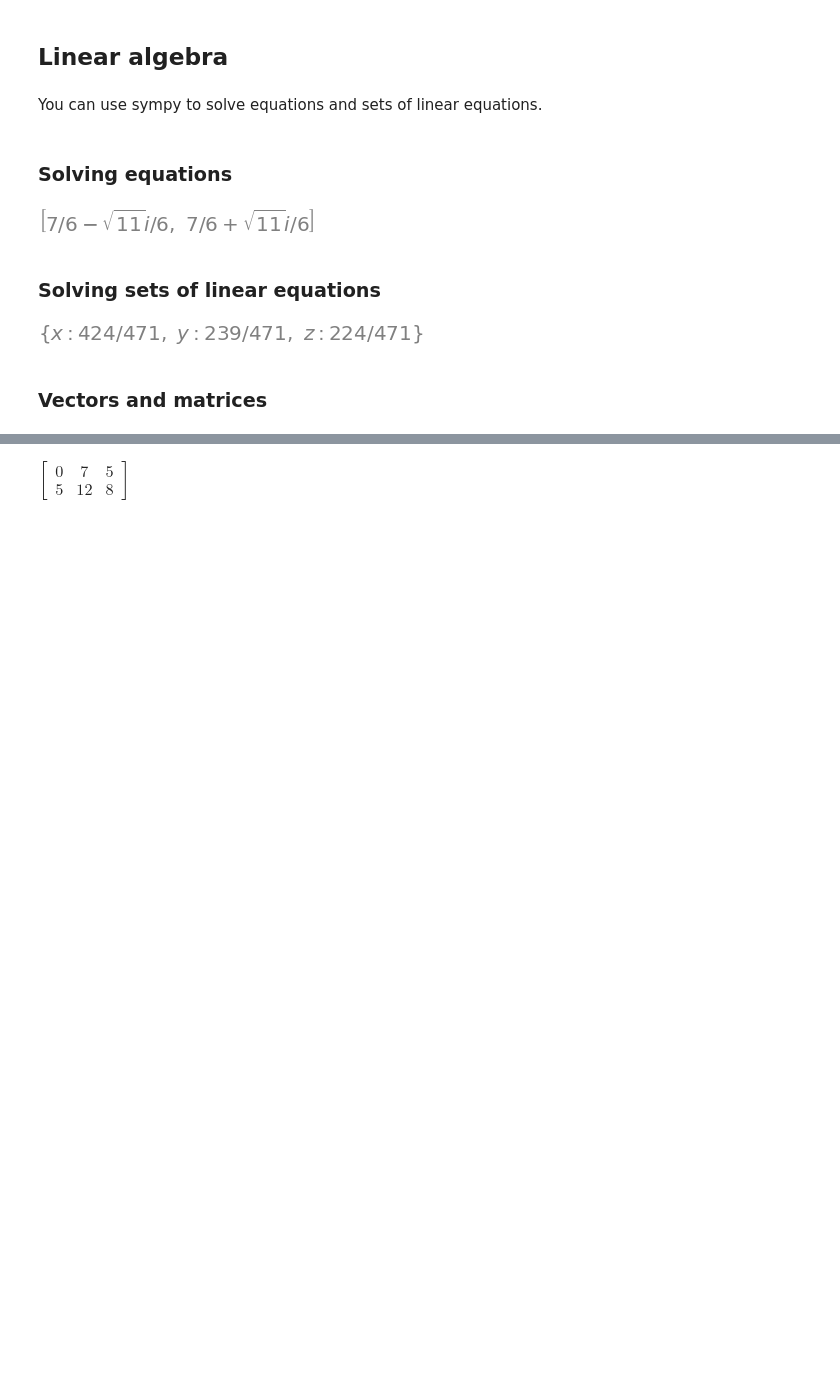
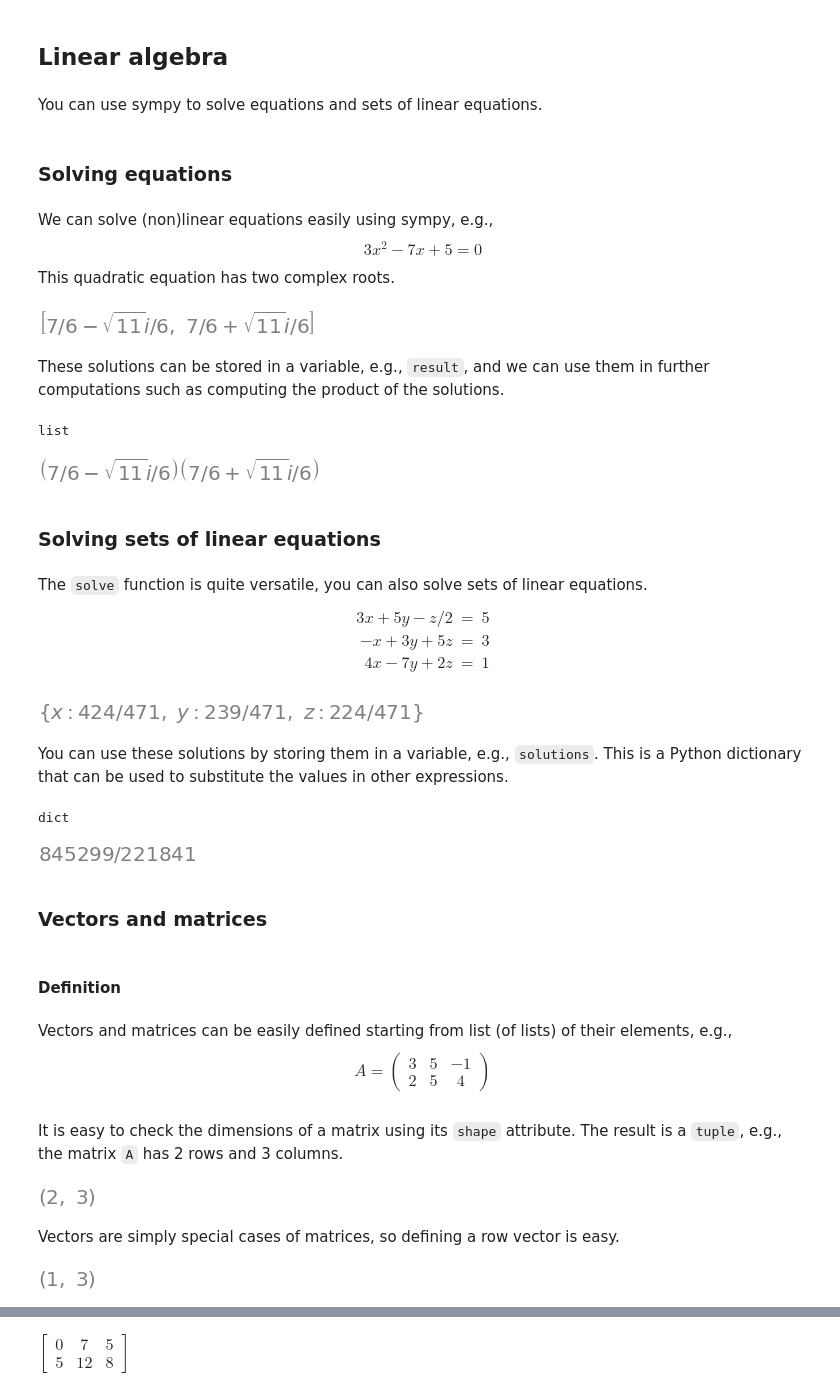
Before and after one commit to gjbex/Scientific-Python, a Jupyter notebook: source-code/sympy/sympy.ipynb, the cells around one changed output, grey strips where cells are left out. Saved outputs shown, nothing was run; the diff lists cells and outputs as text; code cells hidden in the pictures; blank space fills up the shorter version.

Commit message:
Add comments to and restructure linear algebra section

```diff
--- a/source-code/sympy/sympy.ipynb
+++ b/source-code/sympy/sympy.ipynb
@@ -21,12 +22,39 @@ You can use sympy to solve equations and sets of linear equations.
 x, y, z = symbols('x, y, z')
 # %% [markdown]
 ### Solving equations
+# %% [markdown]
+We can solve (non)linear equations easily using sympy, e.g.,
+$$
+    3x^2 - 7x + 5 = 0
+$$
+This quadratic equation has two complex roots.
 # %%
 solve(3*x**2 - 7*x + 5, x)
 # %% [output]
 [figure]
+# %% [markdown]
+These solutions can be stored in a variable, e.g., `result`, and we can use them in further computations such as computing the product of the solutions.
+# %%
+result = solve(3*x**2 - 7*x + 5, x)
+# %%
+type(result)
+# %% [output]
+list
+# %%
+result[0]*result[1]
+# %% [output]
+[figure, added]
 # %% [markdown]
 ### Solving sets of linear equations
+# %% [markdown]
+The `solve` function is quite versatile, you can also solve sets of linear equations.
+$$
+    \begin{array}{rcl}
+        3x + 5y - z/2 & = & 5 \\
+        -x + 3y + 5z  & = & 3 \\
+        4x - 7y + 2z  & = & 1
+    \end{array}
+$$
 # %%
 solve([
     3*x + 5*y - z/2 - 5,
@@ -35,3 +63,5 @@ solve([
 ], [x, y, z])
 # %% [output]
 [figure]
+# %% [markdown]
+You can use these solutions by storing them in a variable, e.g., `solutions`.  This is a Python dictionary that can be used to substitute the values in other expressions.
@@ -38,3 +74,12 @@ solve([
+# %%
+type(solutions)
+# %% [output]
+dict
+# %%
+expr = x**2 + 3
+expr.subs(solutions)
+# %% [output]
+[figure, added]
 # %% [markdown]
 ### Vectors and matrices
 # %%
@@ -42,0 +87,12 @@ from sympy import MatrixSymbol
+# %% [markdown]
+#### Definition
+# %% [markdown]
+Vectors and matrices can be easily defined starting from list (of lists) of their elements, e.g.,
+$$
+    A = \left(
+        \begin{array}{ccc}
+            3 & 5 & -1 \\
+            2 & 5 & 4
+        \end{array}
+    \right)
+$$
@@ -42,0 +104,8 @@ from sympy import MatrixSymbol
+# %% [markdown]
+It is easy to check the dimensions of a matrix using its `shape` attribute.  The result is a `tuple`, e.g., the matrix `A` has 2 rows and 3 columns.
+# %%
+A.shape
+# %% [output]
+[figure, added]
+# %% [markdown]
+Vectors are simply special cases of matrices, so defining a row vector is easy.
@@ -42,0 +114,4 @@ from sympy import MatrixSymbol
+# %%
+v_row.shape
+# %% [output]
+[figure, added]
```
Also changed, not shown: parts of 153 cells of this notebook.
